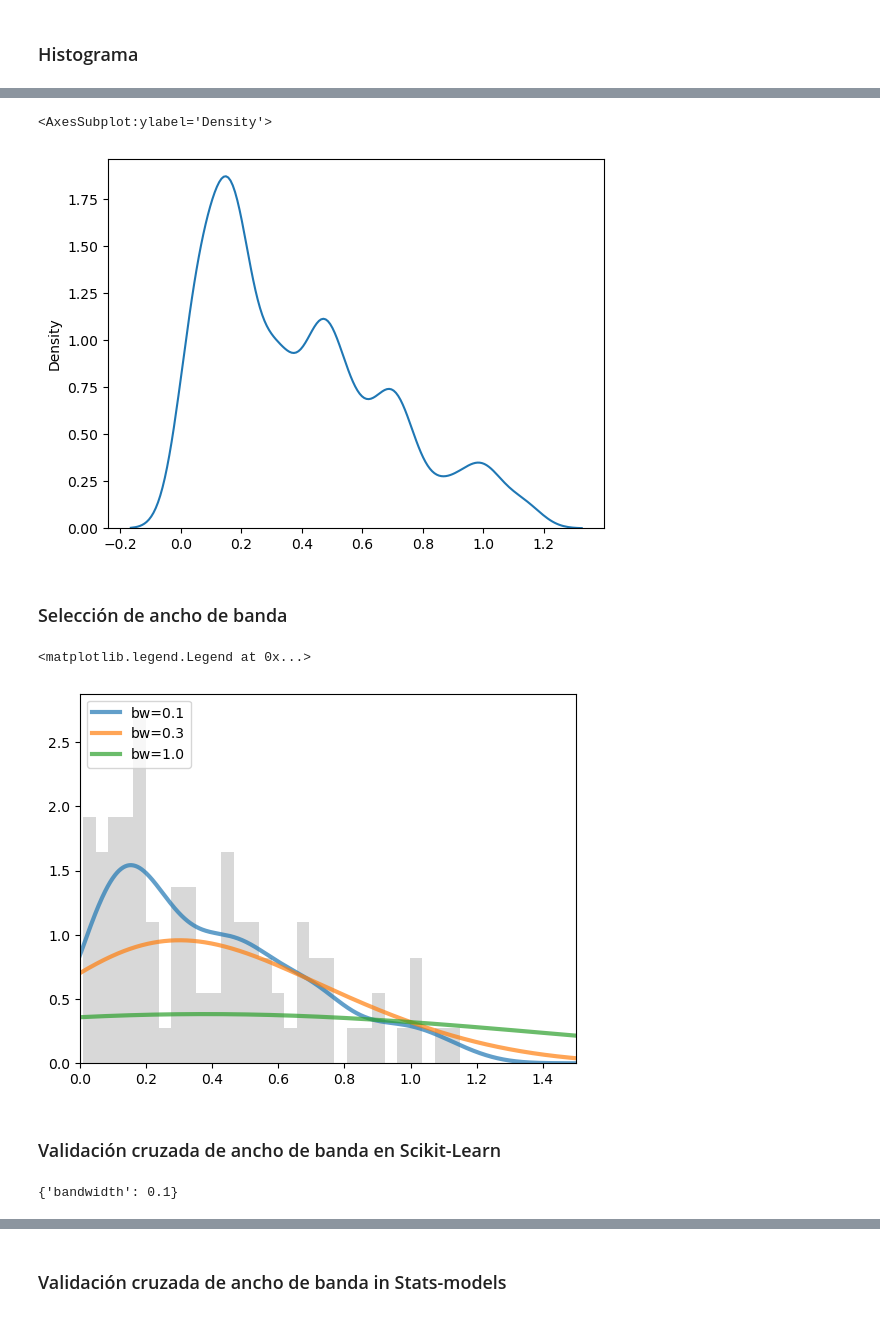
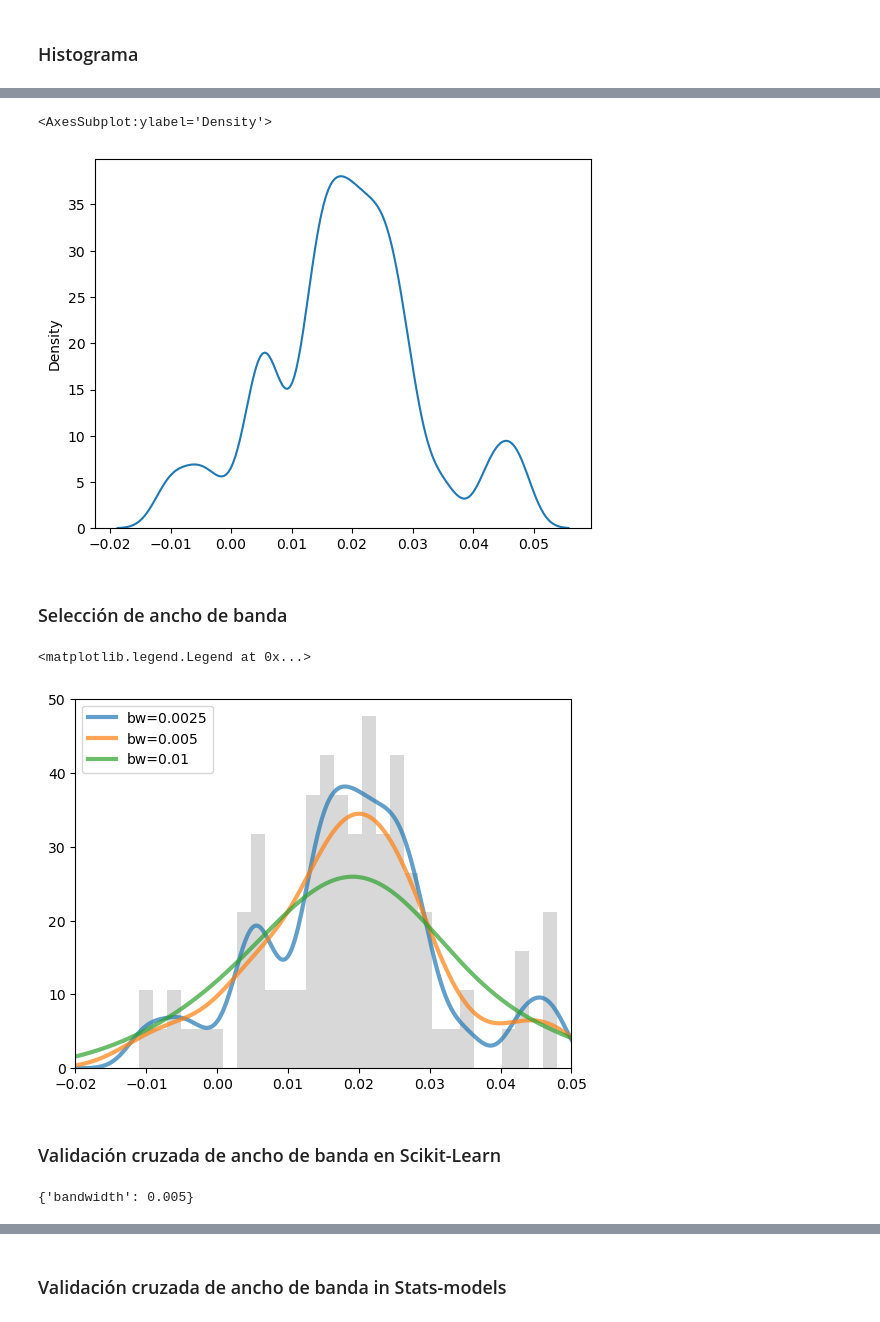
Before and after one commit to JuliaDomRuss/Proyecto_Simulacion, a Jupyter notebook: Proyecto Simulación.ipynb, the cells around one changed output, grey strips where cells are left out. Saved outputs shown, nothing was run; the diff lists cells and outputs as text; code cells hidden in the pictures.

```diff
--- a/Proyecto Simulación.ipynb
+++ b/Proyecto Simulación.ipynb
@@ -111,0 +76,10 @@ plt.title("Función de distribución acumulada CDF");
+# %%
+tc_dolar = pd.read_excel(
+    "Tipo de cambio.xlsx",
+    sheet_name="Hoja1",
+    index_col=[0],
+    usecols=[0, 1]
+)
+x= tc_dolar.values
+x= x.ravel()
+plt.plot(tc_dolar)
@@ -347,10 +486,12 @@ Acep_rechazo3(R2, R1, f, t)
 # %%
 dif_inf = pd.read_excel(
     "Inflacion Mexico.xlsx",
-    sheet_name="Hoja3",
+    sheet_name="Hoja2",
     index_col=[0],
     usecols=[0, 1]
 )
+y= dif_inf.values
+y= y.ravel()
 #Datos
 dif_inf
 # %% [output]
@@ -372,7 +513,7 @@ dif_inf
 y= dif_inf.values
 y= y.ravel()
 y.shape
-y_grid = np.linspace(0, 1.5, 1000)
+y_grid = np.linspace(-0.02, 0.05, 1000)
 # %% [markdown]
 ### Histograma
 # %%
@@ -384,31 +525,31 @@ sns.histplot(data=y, stat='density', kde=True, kde_kws={'bw_method': .2}, color=
 sns.kdeplot(data=y, bw_method=0.2)
 # %% [output]
 <AxesSubplot:ylabel='Density'>
-[figure, old version]
+[figure, new version]
 # %% [markdown]
 ### Selección de ancho de banda
 # %%
 fig, ax = plt.subplots()
-for bandwidth in [0.1, 0.3, 1.0]:
+for bandwidth in [0.0025, 0.005, .01]:
     ax.plot(y_grid, kde_sklearn(y, y_grid, bandwidth=bandwidth),
             label='bw={0}'.format(bandwidth), linewidth=3, alpha=0.7)
 ax.hist(y, 30, fc='gray', histtype='stepfilled', alpha=0.3, density=True)
-ax.set_xlim(0, 1.5)
+ax.set_xlim(-0.02, .05)
 ax.legend(loc='upper left')
 # %% [output]
 <matplotlib.legend.Legend at 0x...>
-[figure, old version]
+[figure, new version]
 # %% [markdown]
 ### Validación cruzada de ancho de banda en Scikit-Learn
 # %%
 from sklearn.model_selection import GridSearchCV
 grid = GridSearchCV(KernelDensity(),
-                    {'bandwidth': np.linspace(0.1, 1.0, 30)},
+                    {'bandwidth': np.linspace(0.005, 0.002, 1)},
                     cv=20) # 20-fold cross-validation
 grid.fit(y[:, None])
 print(grid.best_params_)
 # %% [output]
-{'bandwidth': 0.1}
+{'bandwidth': 0.005}
 # %%
 f = lambda y: grid.score_samples(y[:, None])
 f(np.array([1]))
```
Also changed, not shown: parts of 67 cells of this notebook, 3 other files.
